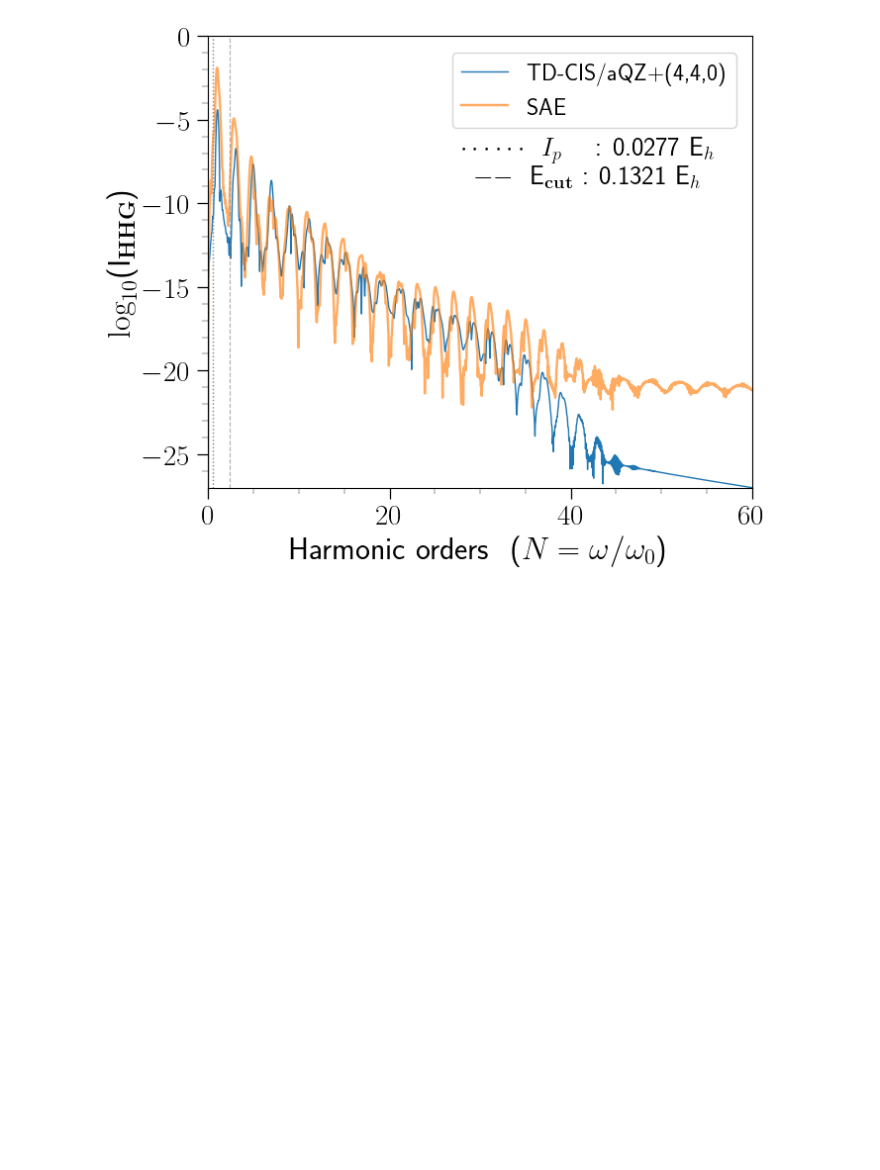
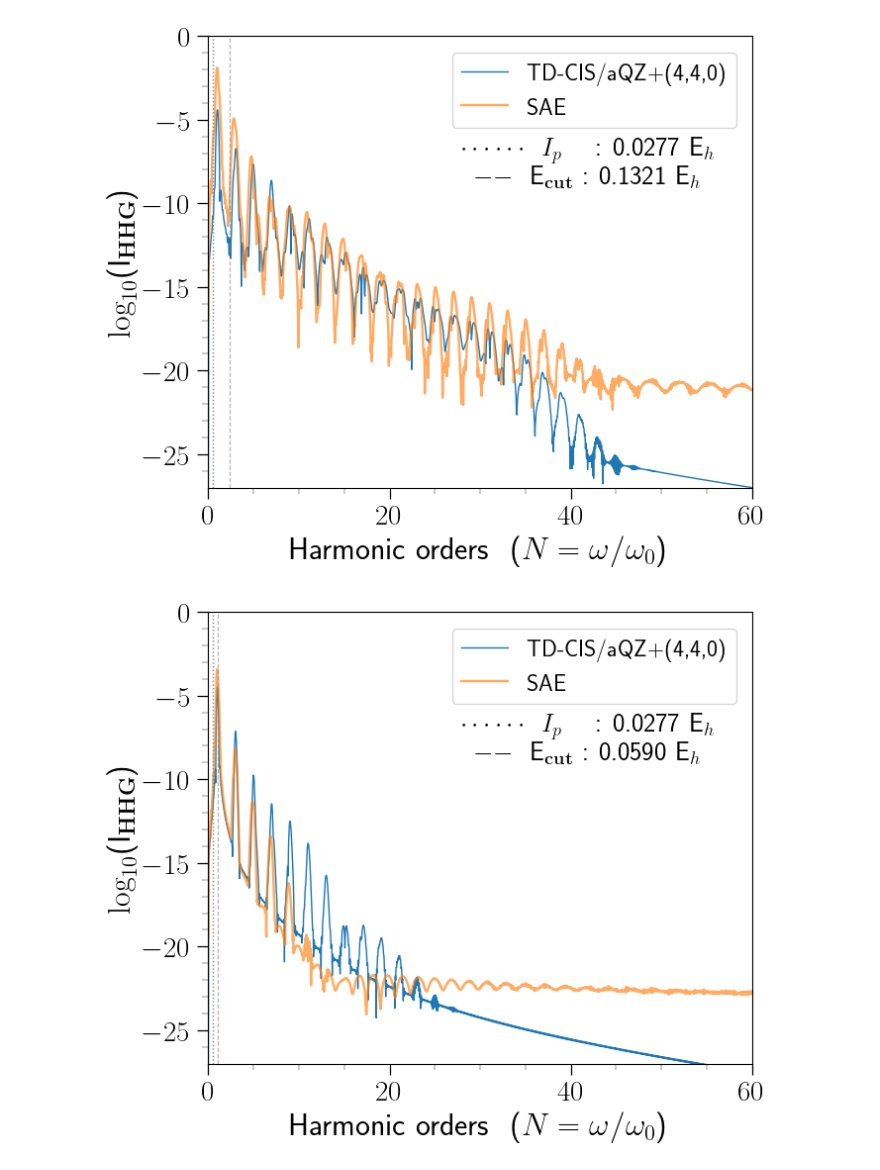
Before and after one commit to vijaymocherla/si_hhg_gaussian_basissets, a Jupyter notebook: notebooks/qprop_comp.ipynb, the cells around one changed output. Drawn from its saved outputs; the diff is of its cells as text; code cells hidden in the pictures; blank space fills up the shorter version.

Commit message:
updated method comparision plots

```diff
--- a/notebooks/qprop_comp.ipynb
+++ b/notebooks/qprop_comp.ipynb
@@ -83,3 +83,11 @@ plot_sae(sae_path, tdci_path, tdci_job, basis='aQZ+(4,4,0)', text_pos=[0.7, 0.69
         xlim = [-.10,60], ylim = [-27,-0], figsize=[7.2, 6])
 # %% [output]
 [figure]
+# %%
+sae_path = '../../../Desktop/h_minus/dat/'
+tdci_path = '../data/tdci/h_minus/h_minus_aqz_440_cis_crt'
+tdci_job = 'zs_45E11_54fs_800nm'
+plot_sae(sae_path, tdci_path, tdci_job, basis='aQZ+(4,4,0)', text_pos=[0.7, 0.69], legend_pos=[0.71, 0.88],
+        xlim = [-.10,60], ylim = [-27,-0], figsize=[7.2, 6])
+# %% [output]
+[figure, added]
```
Also changed, not shown: parts of 1 cell of this notebook, 3 other files.
